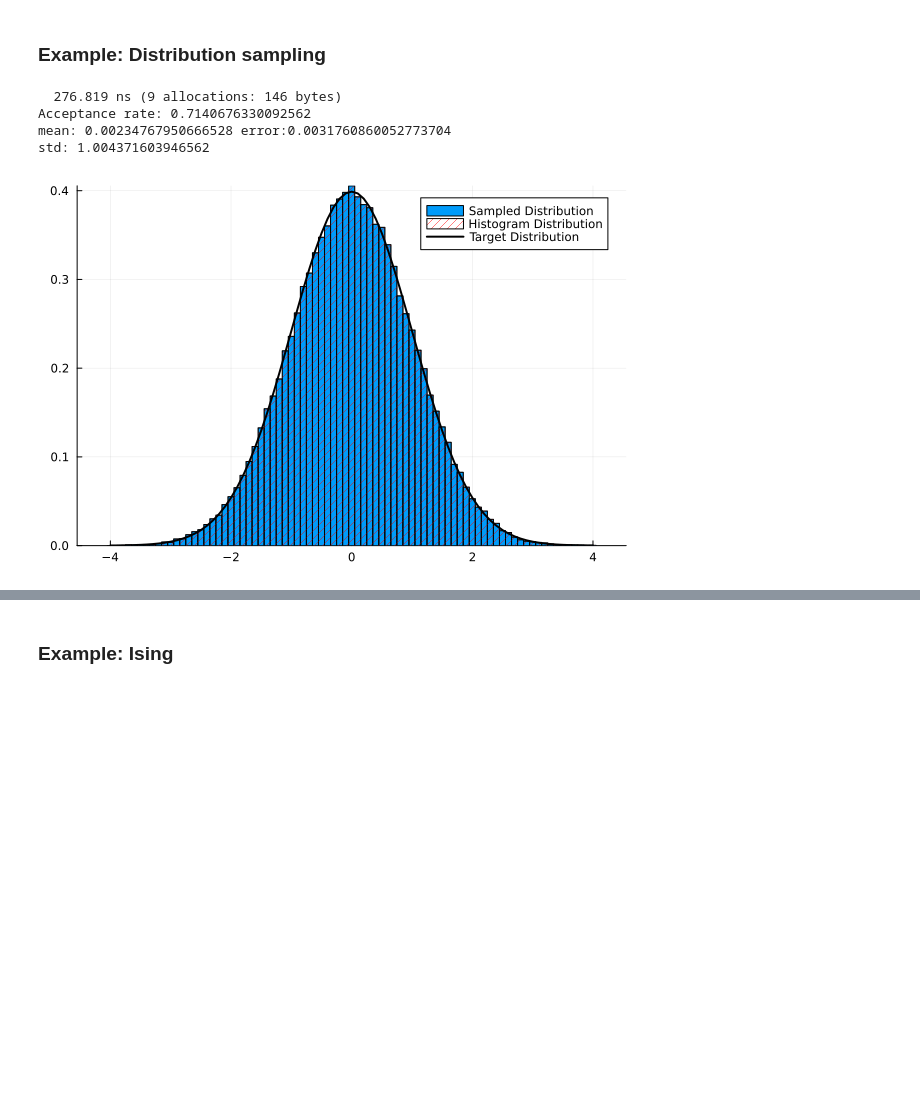
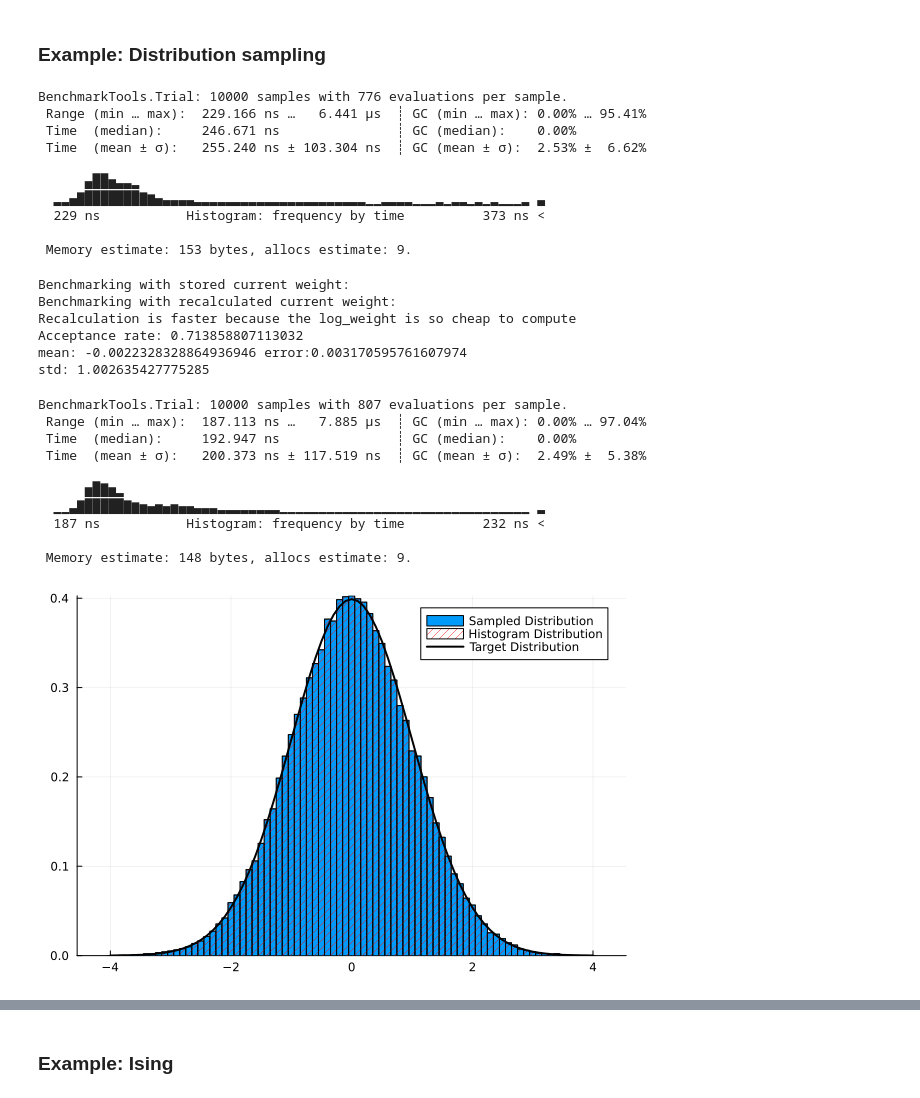
Before and after one commit to zierenberg/MonteCarloX.jl, a Jupyter notebook: examples/api.ipynb, the cells around one changed output, grey strips where cells are left out. Cells and saved outputs as stored; diff of their text form; code cells hidden in the pictures; blank space fills up the shorter version.

```diff
--- a/examples/api.ipynb
+++ b/examples/api.ipynb
@@ -235,8 +149,21 @@ accept! (generic function with 1 method)
 mutable struct State <: AbstractSystem
     x :: Real
 end
+state = State(0.0)
+
 # alternatively this is called model, e.g. in Turing.jl
 @inline logdensity(x::Real) = - x^2 / 2.0
+@inline logdensity(state::State) = logdensity(state.x)
+
+mutable struct ImportanceSampling_cached <: AbstractImportanceSampling
+    rng :: AbstractRNG
+    logweight :: Base.Callable
+    current_logweight :: Real # <- currently a test for optimization, could be interesting in general
+    steps :: Int
+    accepted :: Int
+    # ImportanceSampling(rng::AbstractRNG, logweight::Base.Callable) = new(rng, logweight, 0, 0)
+    ImportanceSampling_cached(rng::AbstractRNG, logweight::Base.Callable, state) = new(rng, logweight, logweight(state) , 0, 0)
+end
 
 mutable struct ImportanceSampling <: AbstractImportanceSampling
     rng :: AbstractRNG
@@ -246,13 +173,22 @@ mutable struct ImportanceSampling <: AbstractImportanceSampling
     ImportanceSampling(rng::AbstractRNG, logweight::Base.Callable) = new(rng, logweight, 0, 0)
 end
 
+alg_cached = ImportanceSampling_cached(MersenneTwister(42), logdensity, state)
 alg = ImportanceSampling(MersenneTwister(42), logdensity)
 
 # this is not "the" but one update (like a spin flip)
-# logdensity should be part of the algorithm, otherwise it makes no sense. Still a callable function!
-@inline function uniform_shift!(state, alg, range::Real)
+@inline function uniform_shift!(state, alg::ImportanceSampling_cached, range::Real)
     dx = ( 2*rand(alg.rng) - 1 ) * range
-    # this could be optimized if the past logdenisty was stored (but where)
+    new_logweight = alg.logweight(state.x + dx)
+    log_ratio = new_logweight - alg.current_logweight
+    if accept!(alg, log_ratio)
+        state.x += dx
+        alg.current_logweight = new_logweight
+    end
+    return nothing
+end
+@inline function uniform_shift!(state, alg::ImportanceSampling, range::Real)
+    dx = ( 2*rand(alg.rng) - 1 ) * range
     log_ratio = alg.logweight(state.x + dx) - alg.logweight(state.x)
     if accept!(alg, log_ratio)
         state.x += dx
@@ -261,46 +197,78 @@ alg = ImportanceSampling(MersenneTwister(42), logdensity)
 end
 
 ######## Sampling ##########
-state = State(0.0)
+# run once to avoid compilation overhead
+uniform_shift!(state, alg_cached, 1.5)
+uniform_shift!(state, alg, 1.5)
 
 # benchmarking measurement overhead
 using BenchmarkTools
-@btime uniform_shift!(state, alg, 1.5)
+print("Benchmarking with stored current weight:\n")
+display(@benchmark uniform_shift!(state, alg_cached, 1.5))
+
+print("Benchmarking with recalculated current weight:\n")
+display(@benchmark uniform_shift!(state, alg, 1.5))
+
+println("Recalculation is faster because the log_weight is so cheap to compute")
 
 bins = collect(-4.05:0.1:4.05)
 measurements = Measurements([
     :timeseries => (sys->sys.x) => Float64[],
     :histogram => (sys->sys.x) => fit(Histogram, Float64[], bins)
 ], interval=10)
 
 for i in 1:1e3
     uniform_shift!(state, alg, 1.5)
 end
 for i in 1:1e6
     uniform_shift!(state, alg, 1.5)
     measure!(measurements, state, i)
 end
 
 ######## Analysis ##########
 print("Acceptance rate: ", alg.accepted / alg.steps, "\n")
 mean_x = mean(measurements[:timeseries].data)
 std_x = std(measurements[:timeseries].data, mean=mean_x)
 # error of mean_x: from fluctuations
 err_mean_x = std_x / sqrt(length(measurements[:timeseries].data))
 print("mean: ", mean_x, " error:", err_mean_x, "\n")
 print("std: ", std_x, "\n")
 #plot distribution
 using Plots
 using Distributions
 histogram(measurements[:timeseries].data, bins=bins, normalize=true, label="Sampled Distribution")
 meas_dist = StatsBase.normalize(measurements[:histogram].data, mode=:pdf)
 plot!(meas_dist, label="Histogram Distribution", alpha=0.5, fillalpha=0.5, fillcolor=:red, fillstyle=:/)
 x = -4:0.1:4
 plot!(x, pdf.(Normal(0,1), x), label="Target Distribution", color=:black, lw=2)
-# ref:   185.935 ns (9 allocations: 147 bytes)
+
+# ref (store current weight):  207.942 ns (9 allocations: 153 bytes)
+# ref (recalc current weight):  178.182 ns (9 allocations: 148 bytes)
 # %% [output]
-  276.819 ns (9 allocations: 146 bytes)
-Acceptance rate: 0.7140676330092562
-mean: 0.00234767950666528 error:0.0031760860052773704
-std: 1.004371603946562
+BenchmarkTools.Trial: 10000 samples with 776 evaluations per sample.
+ Range (min … max):  229.166 ns …   6.441 μs  ┊ GC (min … max): 0.00% … 95.41%
+ Time  (median):     246.671 ns               ┊ GC (median):    0.00%
+ Time  (mean ± σ):   255.240 ns ± 103.304 ns  ┊ GC (mean ± σ):  2.53% ±  6.62%
+
+      ▄██▅▃▃▂
+  ▂▂▄▇███████▇▆▄▃▃▃▃▂▂▂▂▂▂▂▂▂▂▂▂▂▂▂▂▂▂▂▂▂▂▁▁▂▂▂▂▁▁▁▂▁▂▂▁▂▁▂▁▁▁▂ ▃
+  229 ns           Histogram: frequency by time          373 ns <
+
+ Memory estimate: 153 bytes, allocs estimate: 9.
+Benchmarking with stored current weight:
+Benchmarking with recalculated current weight:
+Recalculation is faster because the log_weight is so cheap to compute
+Acceptance rate: 0.713858807113032
+mean: -0.0022328328864936946 error:0.003170595761607974
+std: 1.002635427775285
+BenchmarkTools.Trial: 10000 samples with 807 evaluations per sample.
+ Range (min … max):  187.113 ns …   7.885 μs  ┊ GC (min … max): 0.00% … 97.04%
+ Time  (median):     192.947 ns               ┊ GC (median):    0.00%
+ Time  (mean ± σ):   200.373 ns ± 117.519 ns  ┊ GC (mean ± σ):  2.49% ±  5.38%
+
+      ▅█▇▅▂
+  ▁▁▃▇█████▇▆▅▄▅▄▅▄▄▃▃▃▂▂▂▂▂▂▂▂▁▁▁▁▁▁▁▁▁▁▁▁▁▁▁▁▁▁▁▁▁▁▁▁▁▁▁▁▁▁▁▁ ▂
+  187 ns           Histogram: frequency by time          232 ns <
+
+ Memory estimate: 148 bytes, allocs estimate: 9.
-[figure, old version]
+[figure, new version]
```
Also changed, not shown: parts of 40 cells of this notebook.
